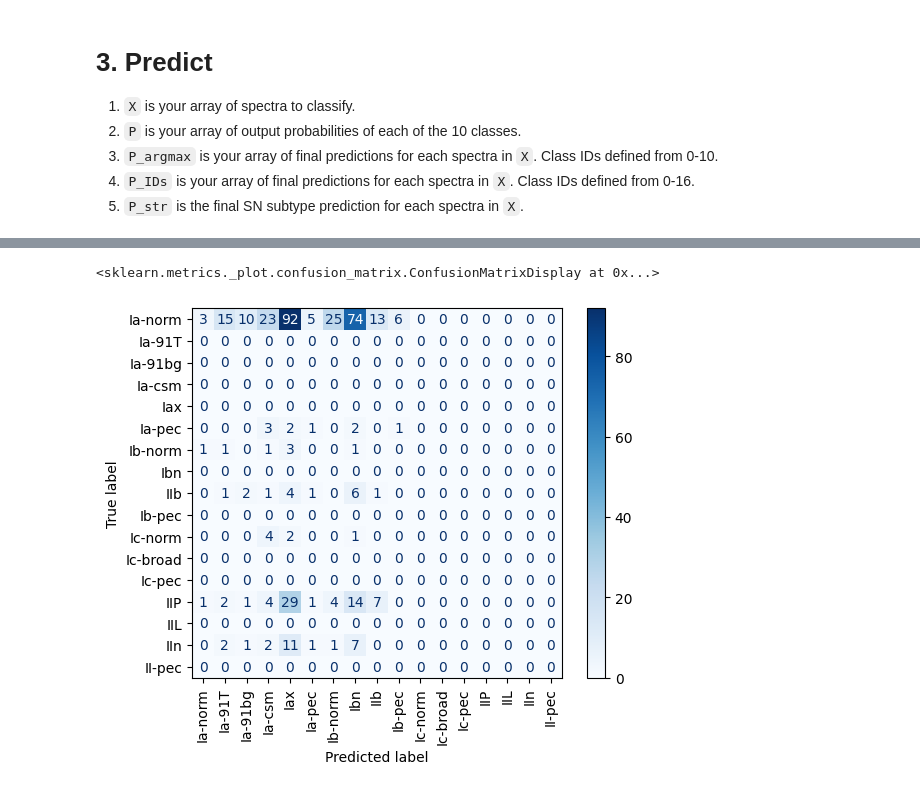
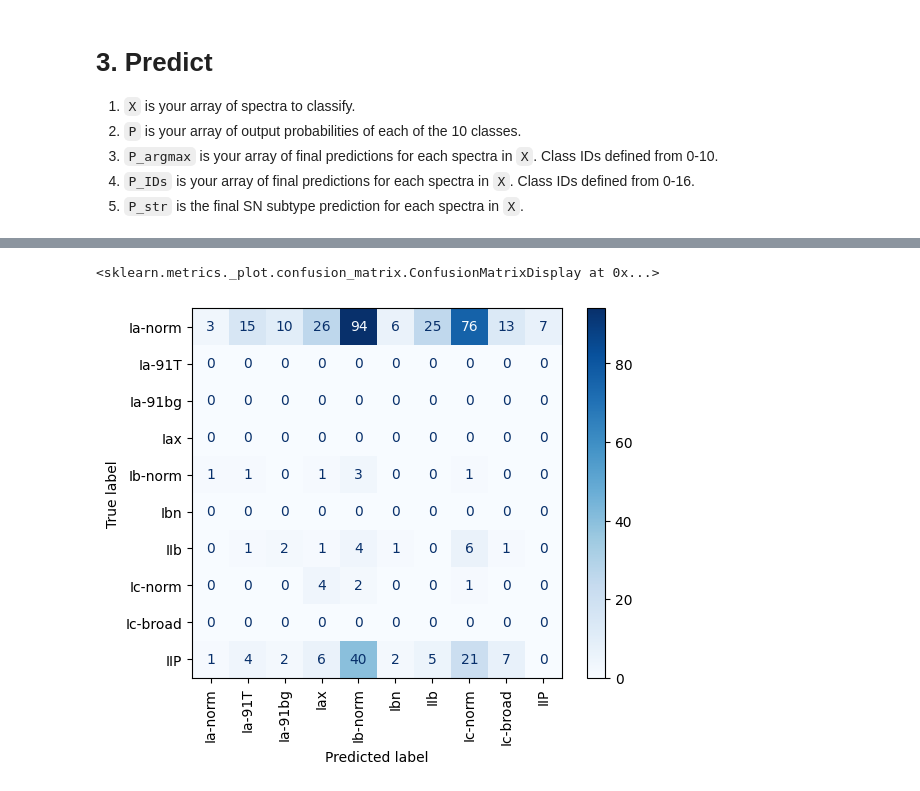
Before and after one commit to Ajb2307/Milligan_ABC-SN, a Jupyter notebook: test_w_preprocessing.ipynb, the cells around one changed output, grey strips where cells are left out. Drawn from its saved outputs; the diff is of its cells as text; code cells hidden in the pictures.

```diff
--- a/test_w_preprocessing.ipynb
+++ b/test_w_preprocessing.ipynb
@@ -365,14 +381,15 @@ for i in ABC_ID_dict:
 # %%
+index = ~np.isnan(Y_ABC_IDs)
 ConfusionMatrixDisplay.from_predictions(Y_ABC_IDs[index],
     P_argmax[index],
-    labels=list(abcsn_config.SN_Stypes_int_to_str.keys()),
-    display_labels=list(abcsn_config.SN_Stypes_int_to_str.values()),
+    labels=list(ABC_subtype_id_to_str.keys()),
+    display_labels=list(ABC_subtype_id_to_str.values()),
     xticks_rotation = 'vertical',
     cmap=plt.cm.Blues
     )
 
 # chech what is 1a
 # try one class at a time
 # %% [output]
 <sklearn.metrics._plot.confusion_matrix.ConfusionMatrixDisplay at 0x...>
-[figure, old version]
+[figure, new version]
```
Also changed, not shown: parts of 9 cells of this notebook.
